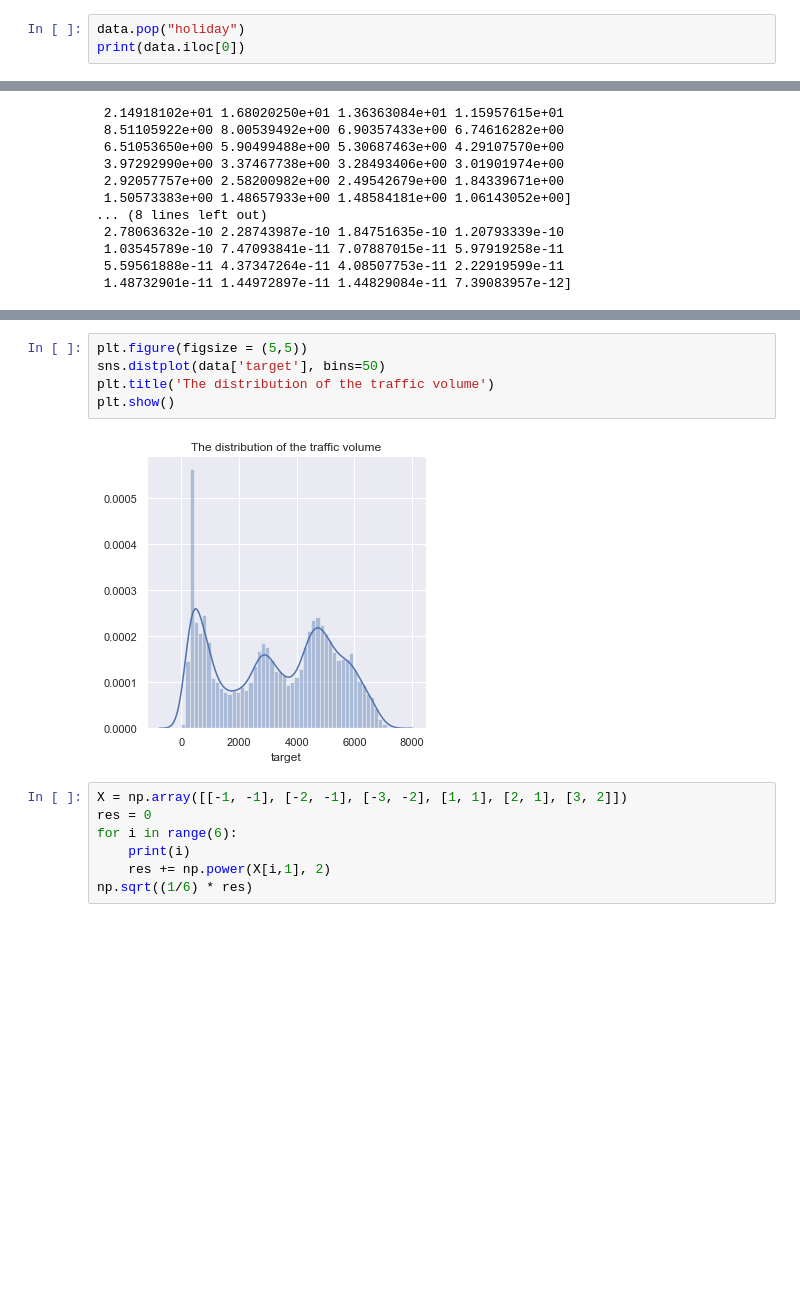
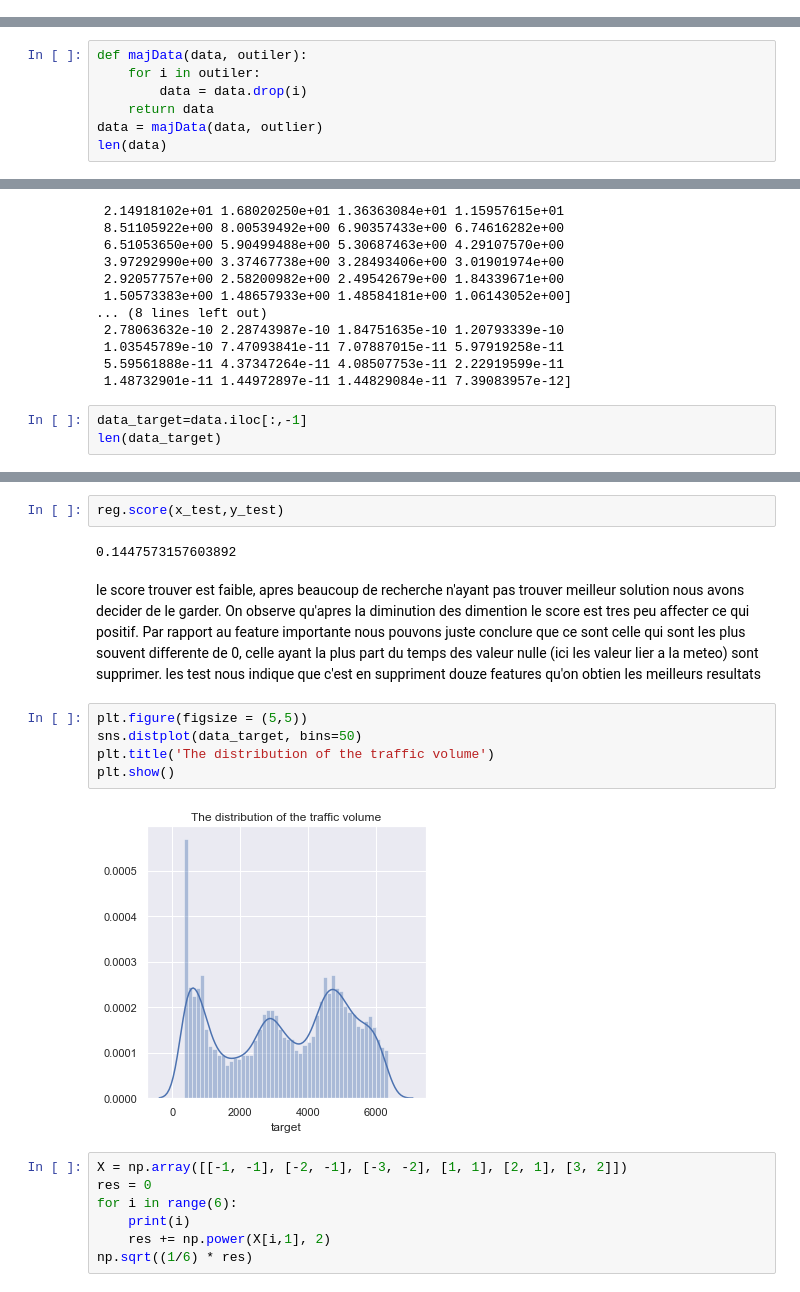
Before and after one commit to Ladiscou/AUTOBUS2, a Jupyter notebook: starting_kit/README_{PRE-PROCESSING}.ipynb, the cells around one changed output, grey strips where cells are left out. Drawn from its saved outputs; the diff is of its cells as text; blank space fills up the shorter version.

```diff
--- a/starting_kit/README_{PRE-PROCESSING}.ipynb
+++ b/starting_kit/README_{PRE-PROCESSING}.ipynb
@@ -62,6 +65,3 @@ data = read_as_df(data_dir  + '/' + data_name)                # The data are loa
 Reading ./all_data/xporters_train from AutoML format
 Number of examples = 38563
 Number of features = 59
-# %%
-data.pop("holiday")
-print(data.iloc[0])
@@ -153,0 +131,7 @@ Name: 38552, dtype: float64
+# %%
+def majData(data, outiler):
+    for i in outiler:
+        data = data.drop(i)
+    return data
+data = majData(data, outlier)
+len(data)
@@ -186,3 +182,6 @@ print(pca.explained_variance_ratio_)
  1.03545789e-10 7.47093841e-11 7.07887015e-11 5.97919258e-11
  5.59561888e-11 4.37347264e-11 4.08507753e-11 2.22919599e-11
  1.48732901e-11 1.44972897e-11 1.44829084e-11 7.39083957e-12]
+# %%
+data_target=data.iloc[:,-1]
+len(data_target)
@@ -189,10 +244,18 @@ print(pca.explained_variance_ratio_)
+# %%
+reg.score(x_test,y_test)
+# %% [output]
+0.1447573157603892
+# %% [markdown]
+<div>
+    le score trouver est faible, apres beaucoup de recherche n'ayant pas trouver meilleur solution nous avons decider de le garder. On observe qu'apres la diminution des dimention le score est tres peu affecter ce qui positif. Par rapport au feature importante nous pouvons juste conclure que ce sont celle qui sont les plus souvent differente de 0, celle ayant la plus part du temps des valeur nulle (ici les valeur lier a la meteo) sont supprimer. les test nous indique que c'est en suppriment douze features qu'on obtien les meilleurs resultats
+</div>
 # %%
 plt.figure(figsize = (5,5))
-sns.distplot(data['target'], bins=50)
+sns.distplot(data_target, bins=50)
 plt.title('The distribution of the traffic volume')
 plt.show()
 # %% [output]
-[figure, old version]
+[figure, new version]
 # %%
 X = np.array([[-1, -1], [-2, -1], [-3, -2], [1, 1], [2, 1], [3, 2]])
 res = 0
```
Also changed, not shown: parts of 14 cells of this notebook.
